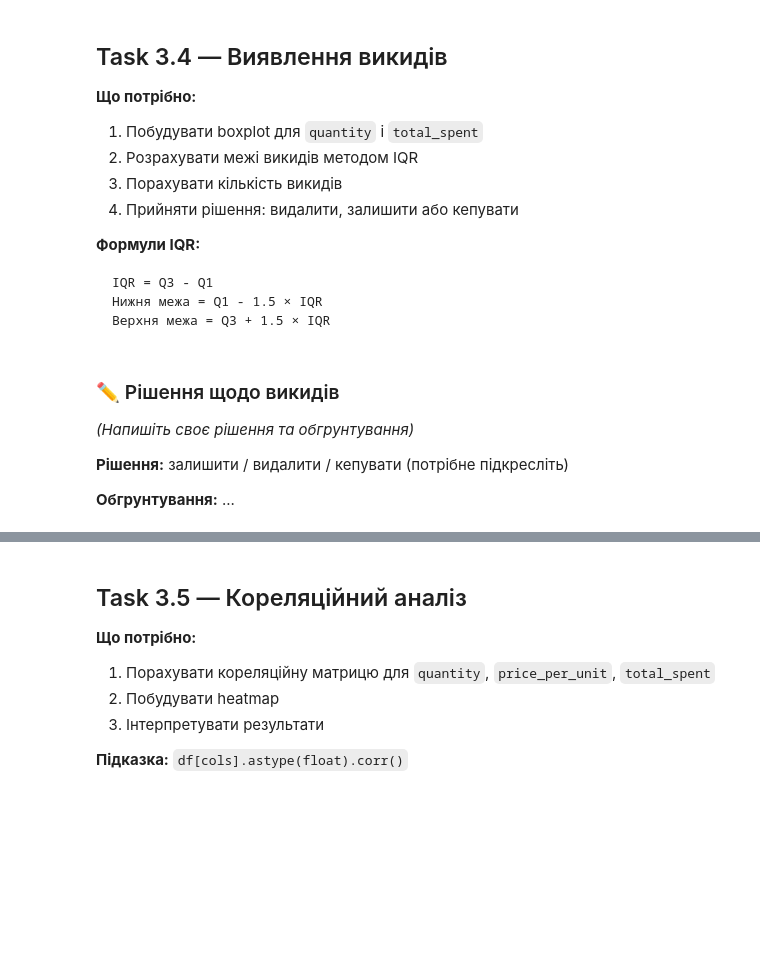
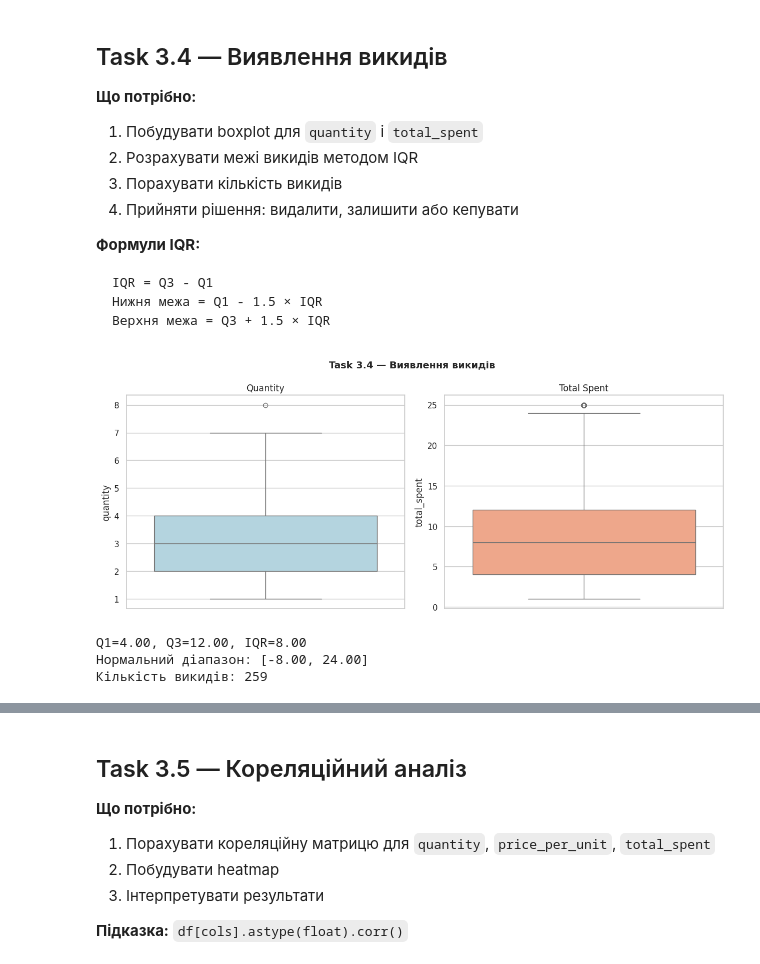
Before and after one commit to volodymyr-holovan/Analysis_Cafe_Sales_DTA2026, a Jupyter notebook: Analysis/cafe_eda_workbook_version2.ipynb, the cells around one changed output, grey strips where cells are left out. Drawn from its saved outputs; the diff is of its cells as text; code cells hidden in the pictures; blank space fills up the shorter version.

```diff
--- a/Analysis/cafe_eda_workbook_version2.ipynb
+++ b/Analysis/cafe_eda_workbook_version2.ipynb
@@ -471,10 +478,10 @@ print(f'quantity після медіани по товару: {df["quantity"].is
 # %%
 # Відновлення total_spent там де він NaN
 mask_total = (
-    # ВАШ КОД ТУТ  (total isna AND quantity notna AND price notna)
+    df.total_spent.isna() & df.quantity.notna() & df.price_per_unit.notna()  # total isna AND quantity notna AND price notna
 )
-df.loc[mask_total, 'total_spent'] = # ВАШ КОД ТУТ
+df.loc[mask_total, 'total_spent'] = df.loc[mask_total, 'quantity'].astype(float) * df.loc[mask_total, 'price_per_unit']
 print(f'total_spent відновлено (був NaN): {mask_total.sum()} рядків')
 
 # Залишкові NaN total_spent → медіана
-df['total_spent'].fillna(df['total_spent'].median(), inplace=True)
+df['total_spent'] = df['total_spent'].fillna(df['total_spent'].median())
@@ -734,37 +820,35 @@ IQR = Q3 - Q1
 # %%
 fig, axes = plt.subplots(1, 2, figsize=(12, 5))
 fig.suptitle('Task 3.4 — Виявлення викидів', fontsize=13, fontweight='bold')
 
 # Boxplot для quantity
-# Підказка: sns.boxplot(y=df['quantity'].astype(float), ax=axes[0], color='lightblue', ...)
-# ВАШ КОД ТУТ
+sns.boxplot(y=df['quantity'].astype(float), ax=axes[0], color='lightblue')
 axes[0].set_title('Quantity')
 
 # Boxplot для total_spent
-# ВАШ КОД ТУТ
+sns.boxplot(y=df['total_spent'].astype(float), ax=axes[1], color='lightsalmon')
 axes[1].set_title('Total Spent')
 
 plt.tight_layout()
 plt.savefig('part3_task34.png', dpi=130, bbox_inches='tight')
 plt.show()
+# %% [output]
+[figure, added]
 # %%
 # Кількісний аналіз викидів методом IQR
-Q1  = # ВАШ КОД ТУТ  (25-й перцентиль total_spent)
-Q3  = # ВАШ КОД ТУТ  (75-й перцентиль)
-IQR = # ВАШ КОД ТУТ
+Q1  = df['total_spent'].quantile(0.25)   # 25-й перцентиль total_spent
+Q3  = df['total_spent'].quantile(0.75)   # 75-й перцентиль
+IQR = Q3 - Q1
 
-low  = # ВАШ КОД ТУТ  (нижня межа)
-high = # ВАШ КОД ТУТ  (верхня межа)
+low  = Q1 - 1.5 * IQR   # нижня межа
+high = Q3 + 1.5 * IQR   # верхня межа
 
-n_outliers = # ВАШ КОД ТУТ  (кількість значень поза межами)
+n_outliers = ((df['total_spent'] < low) | (df['total_spent'] > high)).sum()  # кількість значень поза межами
 
 print(f'Q1={Q1:.2f}, Q3={Q3:.2f}, IQR={IQR:.2f}')
 print(f'Нормальний діапазон: [{low:.2f}, {high:.2f}]')
 print(f'Кількість викидів: {n_outliers}')
+# %% [output]
+Q1=4.00, Q3=12.00, IQR=8.00
+Нормальний діапазон: [-8.00, 24.00]
+Кількість викидів: 259
-# %% [markdown]
-### ✏️ Рішення щодо викидів
-*(Напишіть своє рішення та обгрунтування)*
-
-**Рішення:** залишити / видалити / кепувати (потрібне підкресліть)
-
-**Обгрунтування:** ...
```
Also changed, not shown: parts of 30 cells of this notebook.
